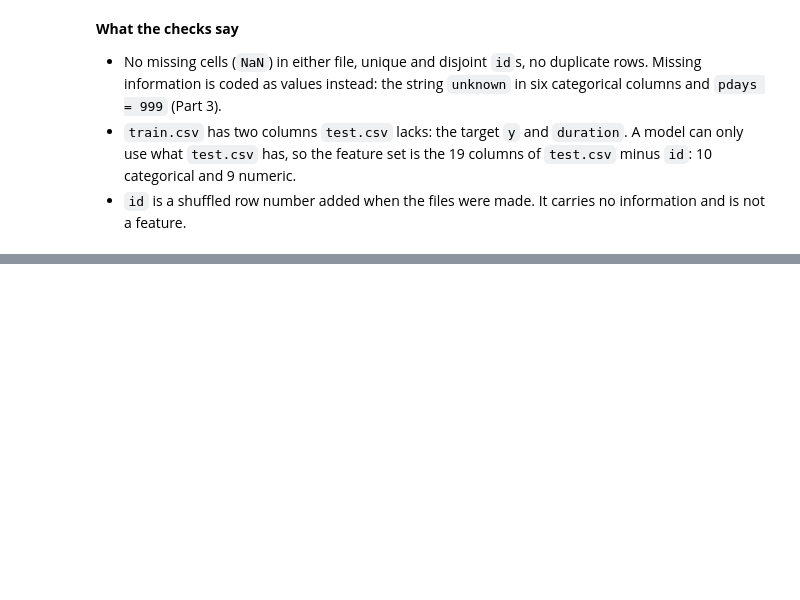
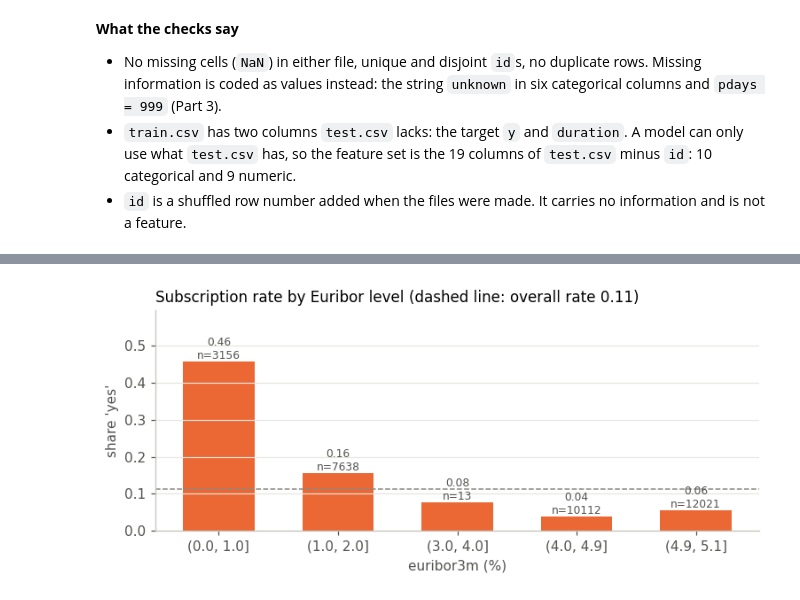
Before and after one commit to abo-code-1/task-03-ML-course, a Jupyter notebook: Imamsidikov_task3.ipynb, the cells around one changed output, grey strips where cells are left out. Drawn from its saved outputs; the diff is of its cells as text; code cells hidden in the pictures; blank space fills up the shorter version.

```diff
--- a/Imamsidikov_task3.ipynb
+++ b/Imamsidikov_task3.ipynb
@@ -144,0 +149,6 @@ print(len(numeric), "numeric:", numeric)
+# %%
+y_counts = train[TARGET].value_counts()
+yes_rate = (train[TARGET] == "yes").mean()
+print(y_counts.to_string())
+print(f"subscription rate: {yes_rate:.3f}  (about 1 in {1 / yes_rate:.0f} calls)")
+print(f"accuracy of always answering 'no': {1 - yes_rate:.3f}")
@@ -144,0 +228,20 @@ print(len(numeric), "numeric:", numeric)
+# %%
+# Subscription rate across the range of the 3-month Euribor rate
+bins = pd.cut(train["euribor3m"], bins=[0, 1, 2, 3, 4, 4.9, 5.1])
+rate = train.groupby(bins, observed=True)[TARGET].apply(lambda s: (s == "yes").mean())
+count = bins.value_counts().reindex(rate.index)
+
+fig, ax = plt.subplots(figsize=(7, 3.2))
+ax.bar(rate.index.astype(str), rate.values, width=0.6, color=YES)
+ax.axhline(yes_rate, color=NEUTRAL, linewidth=1, linestyle="--")
+for i, (r, n) in enumerate(zip(rate.values, count.values)):
+    ax.text(i, r, f"{r:.2f}\nn={n}", ha="center", va="bottom", fontsize=8, color="#52514e")
+ax.set_xlabel("euribor3m (%)")
+ax.set_ylabel("share 'yes'")
+ax.set_ylim(0, rate.max() * 1.3)
+ax.grid(axis="x", visible=False)
+ax.set_title(f"Subscription rate by Euribor level (dashed line: overall rate {yes_rate:.2f})", loc="left")
+fig.tight_layout()
+plt.show()
+# %% [output]
+[figure, added]
```
Also changed, not shown: parts of 8 cells of this notebook, 1 other file.
